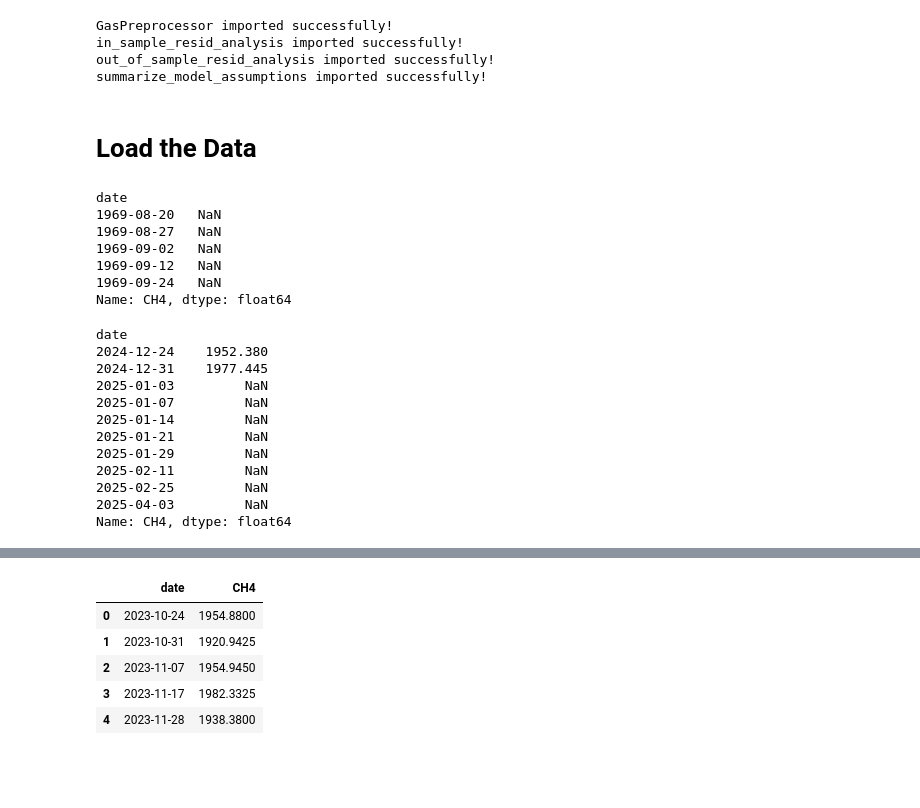
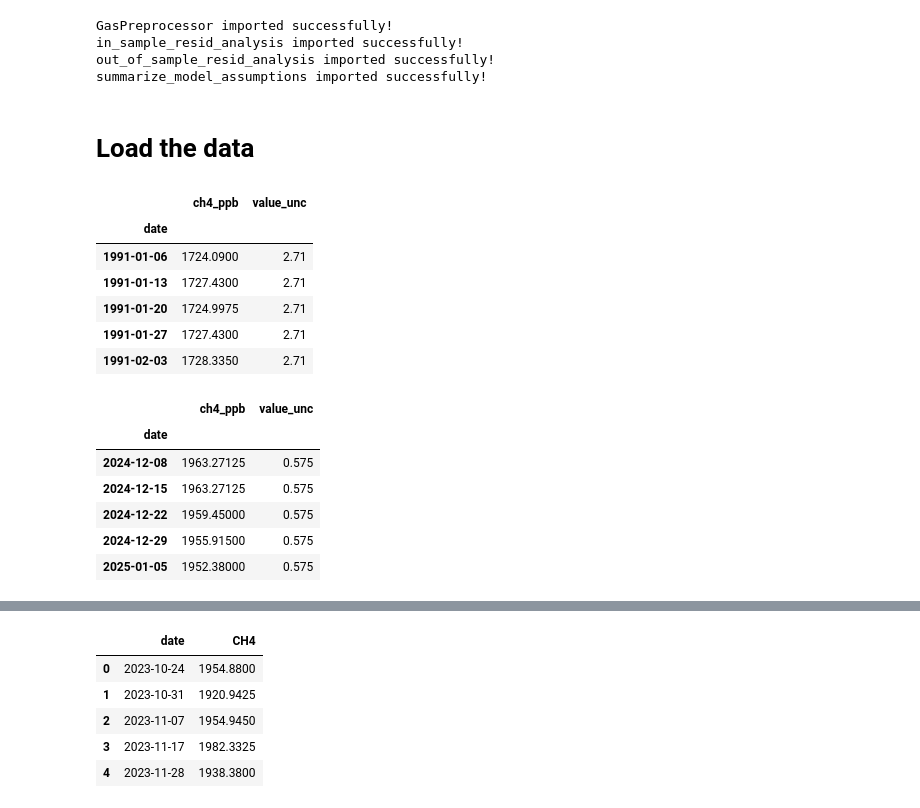
Before and after one commit to apl888/greenhouse-gas-forecasting, a Jupyter notebook: notebooks/4_ch4_modeling.ipynb, the cells around one changed output, grey strips where cells are left out. Saved outputs shown, nothing was run; the diff lists cells and outputs as text; code cells hidden in the pictures; blank space fills up the shorter version.

```diff
--- a/notebooks/4_ch4_modeling.ipynb
+++ b/notebooks/4_ch4_modeling.ipynb
@@ -51,5 +51,5 @@ in_sample_resid_analysis imported successfully!
 out_of_sample_resid_analysis imported successfully!
 summarize_model_assumptions imported successfully!
 # %% [markdown]
-# Load the Data
+# Load the data
 # %%
@@ -58,25 +60,20 @@ df_combined = pd.read_csv('../data/processed/all_ghg_aligned_nan.csv',
 # %%
-df_combined['CH4'].head()
+df.head()
 # %% [output]
-date
-1969-08-20   NaN
-1969-08-27   NaN
-1969-09-02   NaN
-1969-09-12   NaN
-1969-09-24   NaN
-Name: CH4, dtype: float64
+|  | ch4_ppb | value_unc |
+| date |  |  |
+| 1991-01-06 | 1724.0900 | 2.71 |
+| 1991-01-13 | 1727.4300 | 2.71 |
+| 1991-01-20 | 1724.9975 | 2.71 |
+| 1991-01-27 | 1727.4300 | 2.71 |
+| 1991-02-03 | 1728.3350 | 2.71 |
 # %%
-df_combined['CH4'].tail(10)
+df.tail()
 # %% [output]
-date
-2024-12-24    1952.380
-2024-12-31    1977.445
-2025-01-03         NaN
-2025-01-07         NaN
-2025-01-14         NaN
-2025-01-21         NaN
-2025-01-29         NaN
-2025-02-11         NaN
-2025-02-25         NaN
-2025-04-03         NaN
-Name: CH4, dtype: float64
+|  | ch4_ppb | value_unc |
+| date |  |  |
+| 2024-12-08 | 1963.27125 | 0.575 |
+| 2024-12-15 | 1963.27125 | 0.575 |
+| 2024-12-22 | 1959.45000 | 0.575 |
+| 2024-12-29 | 1955.91500 | 0.575 |
+| 2025-01-05 | 1952.38000 | 0.575 |
```
Also changed, not shown: parts of 23 cells of this notebook, 3 other files.
